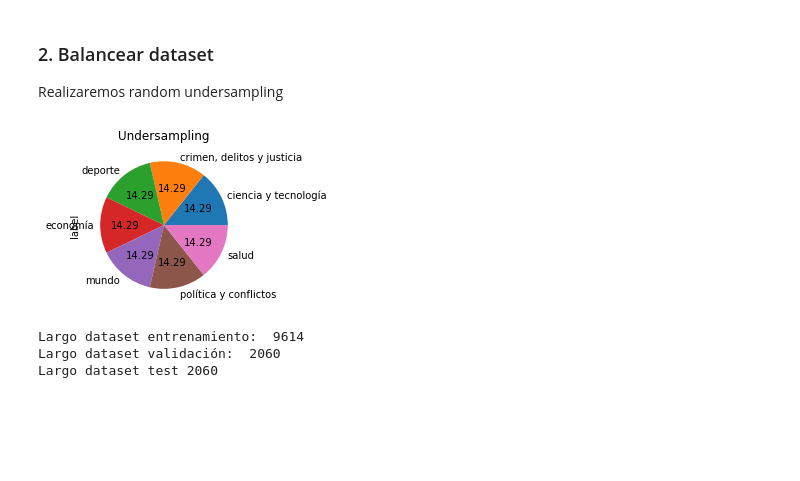
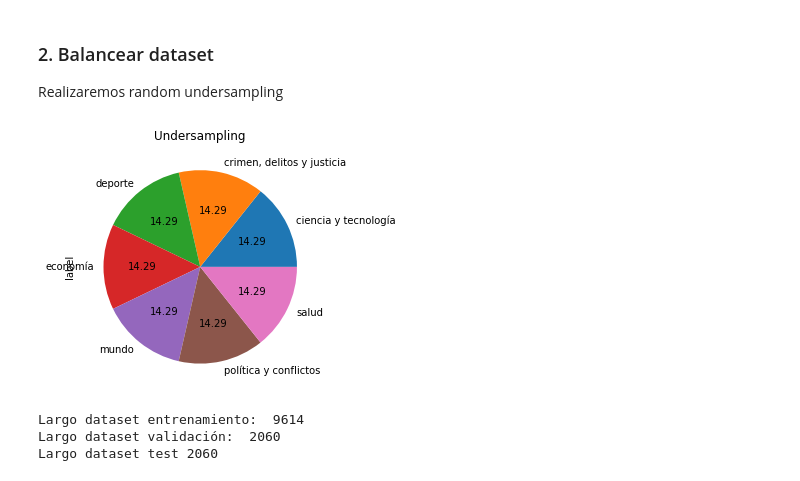
Before and after one commit to recmera/nlp-news-classification, a Jupyter notebook: 2-CNN.ipynb, the cells around one changed output. Drawn from its saved outputs; the diff is of its cells as text; code cells hidden in the pictures; blank space fills up the shorter version.

```diff
--- a/2-CNN.ipynb
+++ b/2-CNN.ipynb
@@ -52,7 +75,7 @@ from torchtext.legacy import data
 # %% [markdown]
 ### 1. Importación del dataset
 # %%
-df = pd.read_csv("topics.csv",sep=',',error_bad_lines=False)
+df = pd.read_csv("topics.csv",sep=',')
 df.drop(['Unnamed: 0'], axis = 1, inplace=True) # Para suprimir la columna ID
 df['label'].value_counts()
 # %% [output]
@@ -87,11 +108,10 @@ Realizaremos random undersampling
 # %%
-from imblearn.under_sampling import RandomUnderSampler
 undersample = RandomUnderSampler(random_state=0)
 x_res,y_res = undersample.fit_resample(dfc,dfc['label'])
-fig, ax = plt.subplots(figsize=(4,4),tight_layout=True)
+fig, ax = plt.subplots(figsize=(5,5),tight_layout=True)
 ax = y_res.value_counts().plot.pie(autopct='%.2f')
 _ = ax.set_title("Undersampling")
 plt.show()
 # %% [output]
-[figure, old version]
+[figure, new version]
 # %%
```
Also changed, not shown: parts of 14 cells of this notebook, 4 other files.
